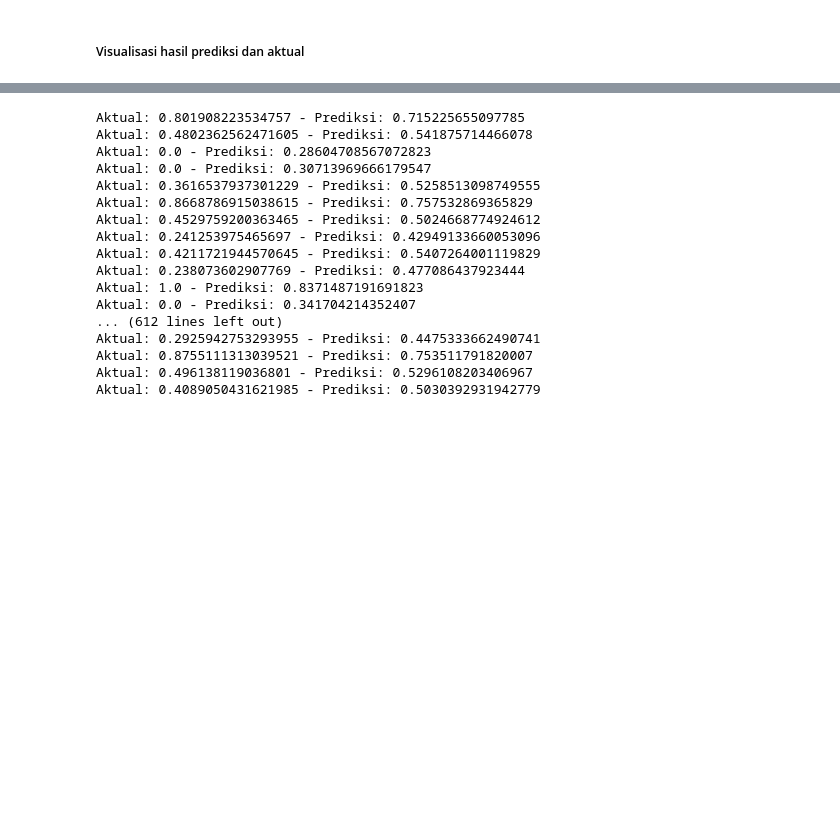
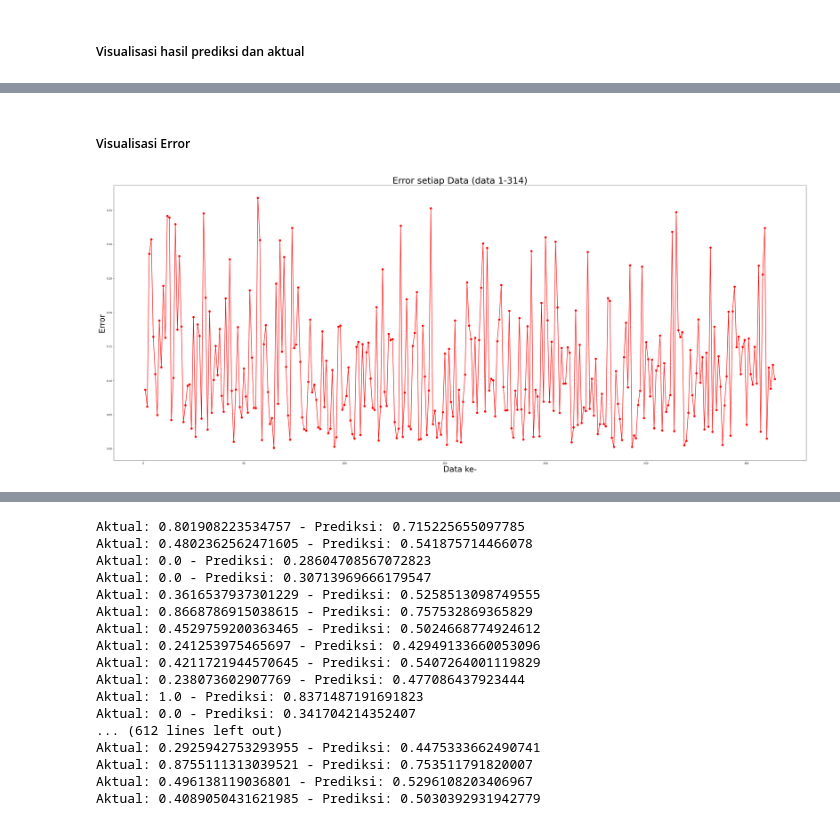
Before and after one commit to dikkawipraa22/Project-Metode-Kecerdasan-Buatan-Lanjut, a Jupyter notebook: revisi/testing.ipynb, the cells around one changed output, grey strips where cells are left out. Saved outputs shown, nothing was run; the diff lists cells and outputs as text; code cells hidden in the pictures; blank space fills up the shorter version.

```diff
--- a/revisi/testing.ipynb
+++ b/revisi/testing.ipynb
@@ -204,0 +208,12 @@ plt.show()
+# %% [markdown]
+##### Visualisasi Error
+# %%
+datake = list(range(1, int(len(y_test)/2) + 1))
+plt.figure(figsize=(50, 20))
+plt.plot(datake, error[:314], label="ipm prediksi", color='red', linewidth=2, marker='o', markersize=8)
+plt.title('Error setiap Data (data 1-314)', fontsize=36)
+plt.xlabel('Data ke-', fontsize=32)
+plt.ylabel('Error', fontsize=32)
+plt.show()
+# %% [output]
+[figure, added]
```
Also changed, not shown: parts of 6 cells of this notebook, 1 other file.
